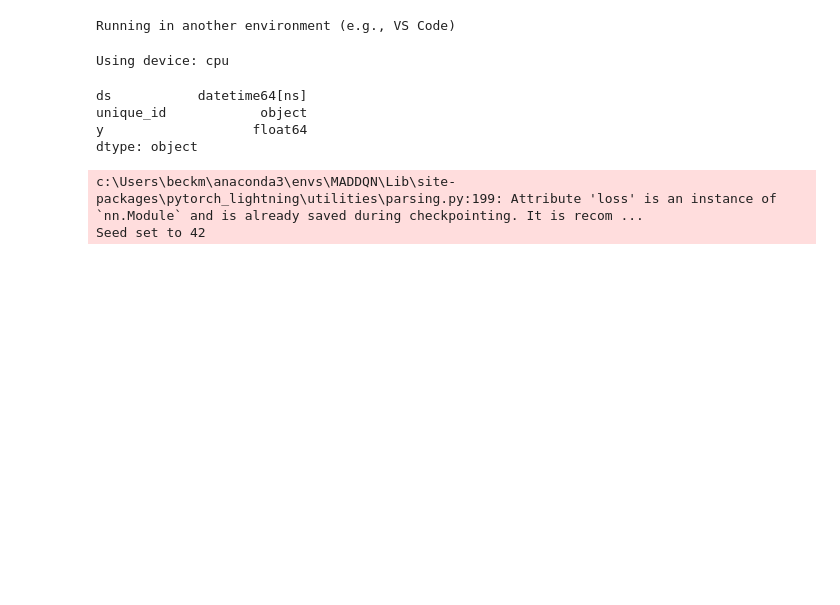
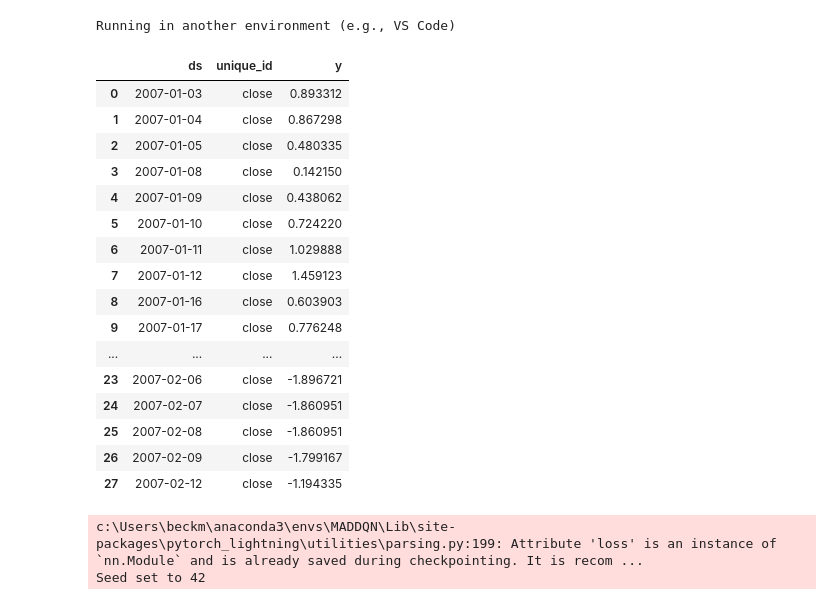
Before and after one commit to CodeBeckZero/MADDQN, a Jupyter notebook: timesnet_work_bench.ipynb, the cells around one changed output. Drawn from its saved outputs; the diff is of its cells as text; code cells hidden in the pictures; blank space fills up the shorter version.

Commit message:
Update, gen model in colab

```diff
--- a/timesnet_work_bench.ipynb
+++ b/timesnet_work_bench.ipynb
@@ -35,9 +35,7 @@ import torch
 import random
 import pickle
 import itertools
-import contextlib
 import logging
-import io
 import numpy as np
 import pandas as pd
 import matplotlib.pyplot as plt
@@ -53,16 +51,6 @@ from datetime import datetime
 os.environ['NIXTLA_ID_AS_COL'] = '1'
 os.environ['TF_CPP_MIN_LOG_LEVEL'] = '3'  # Suppress TensorFlow messages if relevant
 os.environ['PYTORCH_NO_CUDA_MEMORY_CACHING'] = '1'
-
-
-# Set the default device
-if torch.cuda.is_available():
-    torch.set_default_tensor_type(torch.cuda.FloatTensor)
-else:
-    torch.set_default_tensor_type(torch.FloatTensor)
-
-# Print the chosen device
-print(f'Using device: {device}')
 
 
 def set_seed(seed):
@@ -83,8 +71,6 @@ def set_seed(seed):
         # Additional settings to force determinism in your operations:
         torch.backends.cudnn.deterministic = True
         torch.backends.cudnn.benchmark = False
-# %% [output]
-Using device: cpu
 # %%
 RANDOM_SEED = 42
 set_seed(RANDOM_SEED)
@@ -155,7 +122,12 @@ import_dataset = True
 # %%
 if import_dataset:
-    with open(pwd+"/gen_data/unidata.pkl", "rb") as file:
-        env = pickle.load(file)
+    if IN_COLAB:
+        !wget --recursive --no-parent --cut-dirs=4 -P /content https://raw.githubusercontent.com//CodeBeckZero/MADDQN/main/gen_data/unidata.pkl
+        with open(pwd+"./contents/unidata.pkl", "rb") as file:
+            env = pickle.load(file)
+    else:
+        with open(pwd+"/gen_data/unidata.pkl", "rb") as file:
+            env = pickle.load(file)
 
 else:
     env = {}
@@ -166,13 +138,33 @@ else:
             df = cln.YAHOO_csv_input(file, input_url)
             data_dic = UniStockEnvDataStruct(df,price_based_on,window_size)
             env[name] = data_dic
+
+    if IN_COLAB:
+        with open('unidata.pkl', 'wb') as file:
+            pickle.dump(env, file)
+    else:
+        with open(pwd+'/gen_data/unidata.pkl', 'wb') as file:
+            pickle.dump(env, file)
 # %%
-display(env['SP500']['rw_long_wstd_price'][0].dtypes)
+display(env['COKE']['rw_long_wstd_price'][0])
 # %% [output]
-ds           datetime64[ns]
-unique_id            object
-y                   float64
-dtype: object
+|  | ds | unique_id | y |
+| 0 | 2007-01-03 | close | 0.893312 |
+| 1 | 2007-01-04 | close | 0.867298 |
+| 2 | 2007-01-05 | close | 0.480335 |
+| 3 | 2007-01-08 | close | 0.142150 |
+| 4 | 2007-01-09 | close | 0.438062 |
+| 5 | 2007-01-10 | close | 0.724220 |
+| 6 | 2007-01-11 | close | 1.029888 |
+| 7 | 2007-01-12 | close | 1.459123 |
+| 8 | 2007-01-16 | close | 0.603903 |
+| 9 | 2007-01-17 | close | 0.776248 |
+| ... | ... | ... | ... |
+| 23 | 2007-02-06 | close | -1.896721 |
+| 24 | 2007-02-07 | close | -1.860951 |
+| 25 | 2007-02-08 | close | -1.860951 |
+| 26 | 2007-02-09 | close | -1.799167 |
+| 27 | 2007-02-12 | close | -1.194335 |
 # %%
 trn_env = {}
 tst_env = {}
```
Also changed, not shown: parts of 3 cells of this notebook, 4 other files.
